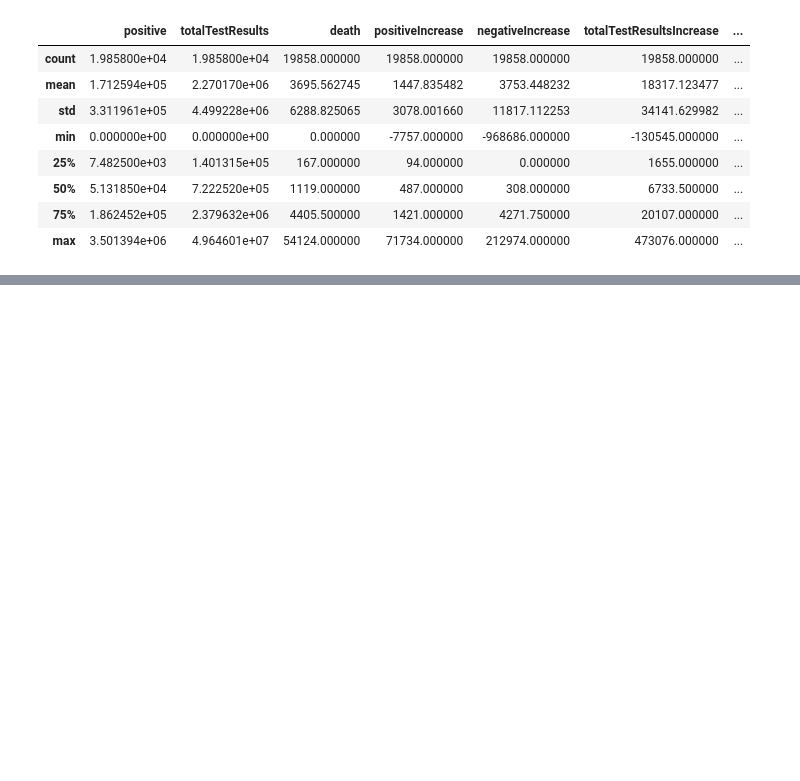
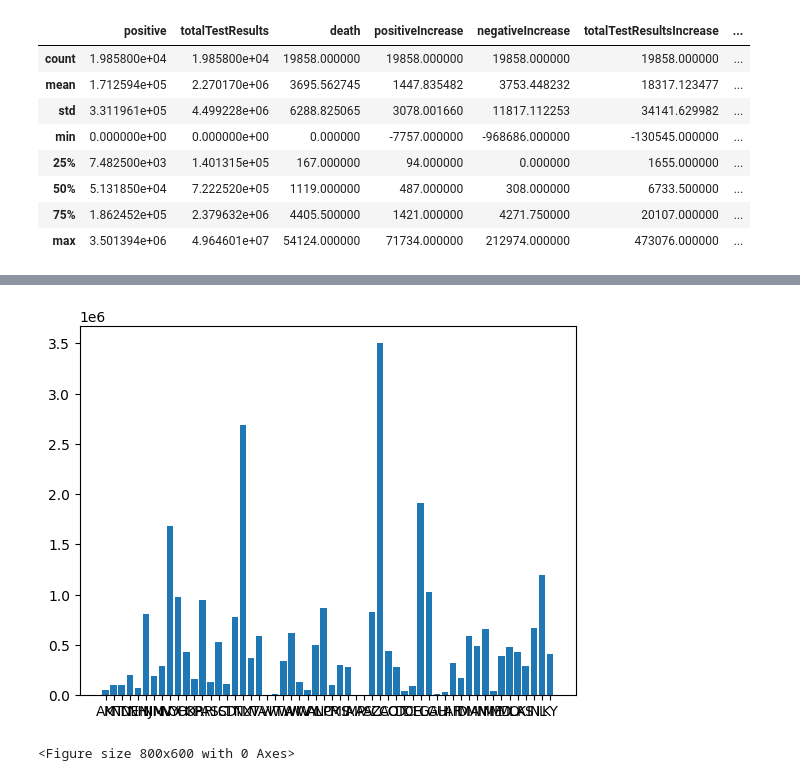
Before and after one commit to AI-School-F5-P2/proyecto_Datathon_equipo_5, a Jupyter notebook: main.ipynb, the cells around one changed output, grey strips where cells are left out. Drawn from its saved outputs; the diff is of its cells as text; code cells hidden in the pictures; blank space fills up the shorter version.

Commit message:
Se realizaron la limpia de datos y pruebas en graficos

```diff
--- a/main.ipynb
+++ b/main.ipynb
@@ -248,0 +228,9 @@ df_cleaned.head(56)
+# %%
+# Cambiamos las columnas positive, death y totalTestResults a un tipo de dato entero
+df_cleaned["positive"] = df_cleaned["positive"].astype(int)
+df_cleaned["death"] = df_cleaned["death"].astype(int)
+df_cleaned["totalTestResults"] = df_cleaned["totalTestResults"].astype(int)
+#df_cleaned = df_cleaned.set_index('state')
+df_cleaned.head()
+# Se realiza un chequeo para verificar los datos
+df_cleaned.dtypes.value_counts()
@@ -248,0 +257,8 @@ df_cleaned.head(56)
+# %%
+# Gráfico relación estado - positivo
+plt.bar(df_cleaned["state"], df_cleaned["positive"])
+plt.figure(figsize=(8, 6))
+plt.show()
+# %% [output]
+[figure, added]
+<Figure size 800x600 with 0 Axes>
```
Also changed, not shown: parts of 6 cells of this notebook.
